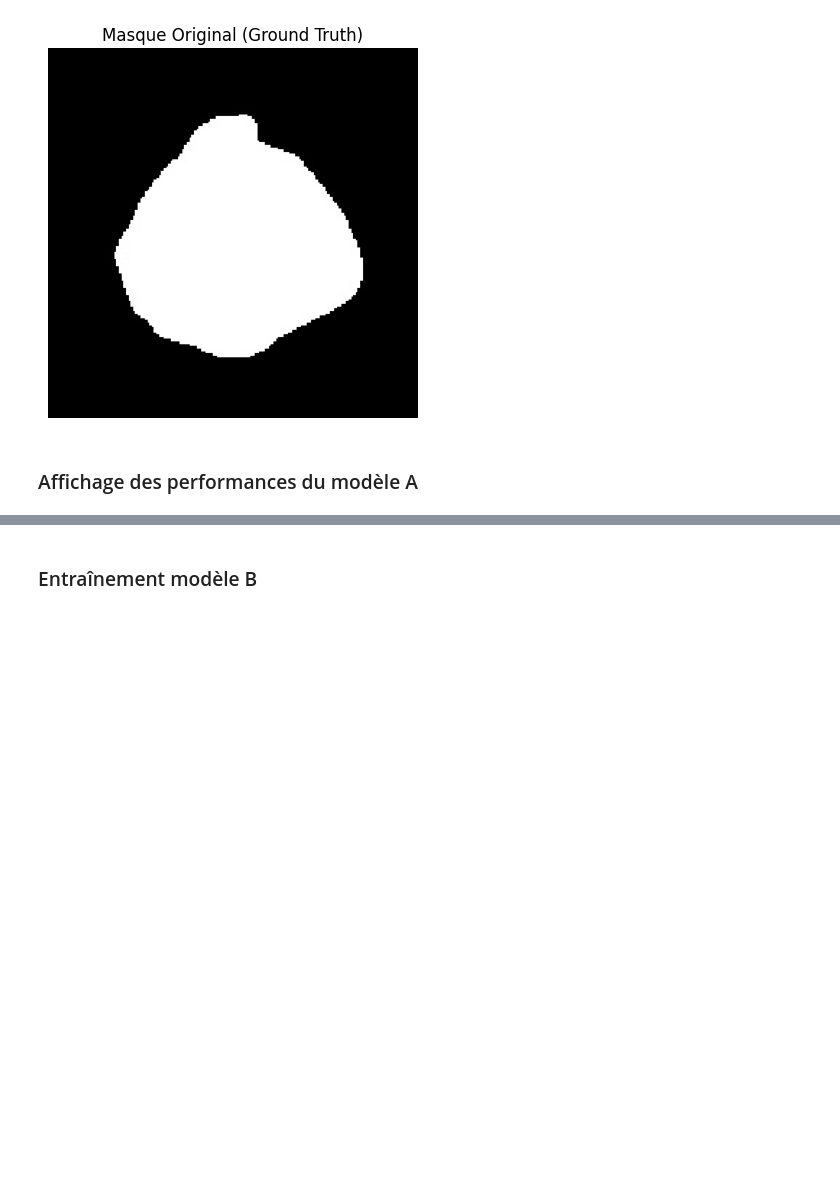
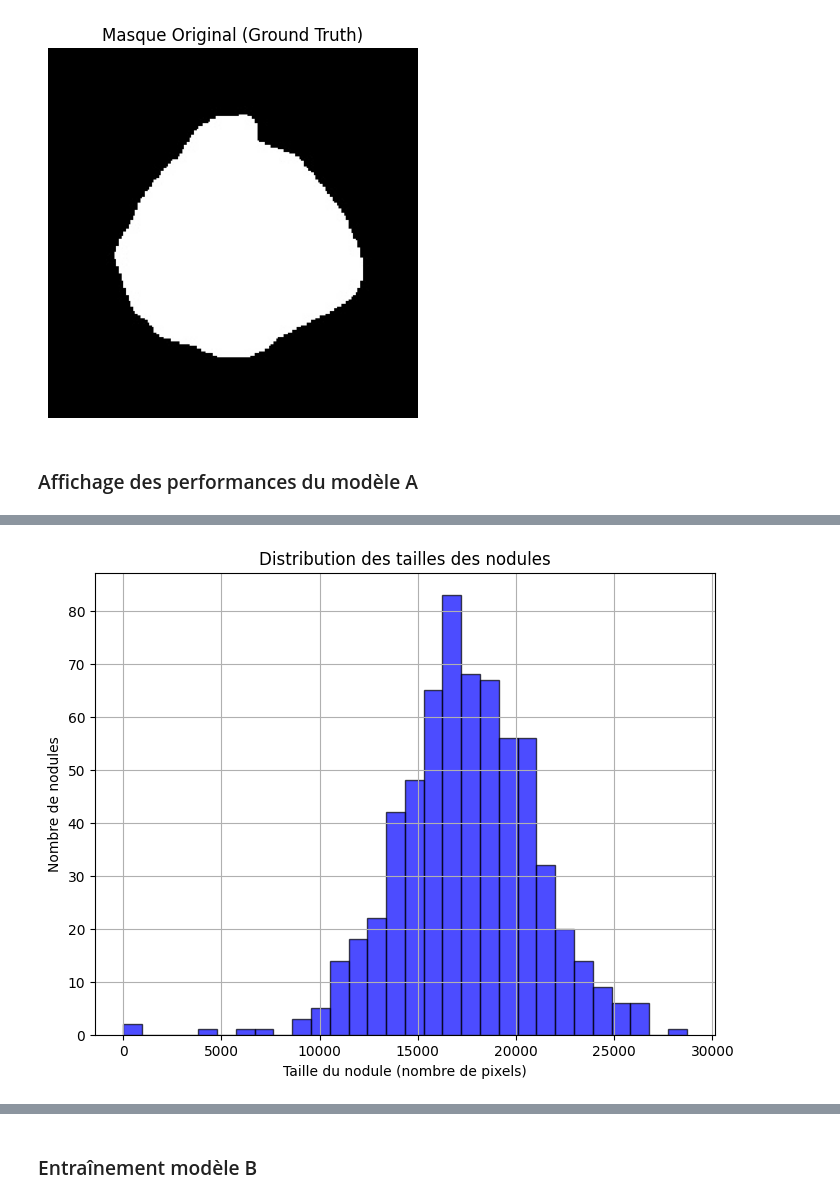
Before and after one commit to Maxcym/segmentation_IA, a Jupyter notebook: notebooks/segmentation_IA.ipynb, the cells around one changed output, grey strips where cells are left out. Saved outputs shown, nothing was run; the diff lists cells and outputs as text; code cells hidden in the pictures; blank space fills up the shorter version.

```diff
--- a/notebooks/segmentation_IA.ipynb
+++ b/notebooks/segmentation_IA.ipynb
@@ -699,6 +827,13 @@ import os
 
 # --- 1. Charger le modèle ---
 def load_model(model_path, device):
+    """
+    Charge un modèle U-Net pré-entraîné pour la segmentation d'images.
+
+    :param model_path: Chemin vers le fichier du modèle sauvegardé.
+    :param device: Périphérique sur lequel charger le modèle (CPU ou GPU).
+    :return: Modèle chargé en mode évaluation.
+    """
     model = smp.Unet(
         encoder_name="resnet50",
         encoder_weights=None,
@@ -714,6 +849,12 @@ def load_model(model_path, device):
 
 # --- 2. Préparer une image pour le test ---
 def preprocess_image(image_path):
+    """
+    Pré-traite une image pour l'inférence du modèle.
+
+    :param image_path: Chemin de l'image d'entrée.
+    :return: Tenseur image pré-traité et image originale en format RGB.
+    """
     image = cv2.imread(image_path)
     image = cv2.cvtColor(image, cv2.COLOR_BGR2RGB)
 
@@ -730,6 +871,14 @@ def preprocess_image(image_path):
 
 # --- 3. Effectuer la prédiction ---
 def predict(model, image_tensor, device):
+    """
+    Effectue une prédiction de segmentation sur une image donnée.
+
+    :param model: Modèle de segmentation.
+    :param image_tensor: Image pré-traitée sous forme de tenseur.
+    :param device: Périphérique sur lequel effectuer l'inférence.
+    :return: Masque de segmentation prédit.
+    """
     image_tensor = image_tensor.to(device)
     with torch.no_grad():
         output = model(image_tensor)
@@ -740,6 +889,14 @@ def predict(model, image_tensor, device):
 
 # --- 4. Superposer le masque sur l'image ---
 def overlay_mask(image, mask, alpha=0.5):
+    """
+    Superpose le masque prédit sur l'image originale.
+
+    :param image: Image originale en format RGB.
+    :param mask: Masque prédit.
+    :param alpha: Coefficient de transparence du masque.
+    :return: Image avec masque superposé.
+    """
     mask = (mask > 0.5).astype(np.uint8)
     mask_colored = np.zeros_like(image)
     mask_colored[:, :, 0] = mask * 255
@@ -749,9 +906,14 @@ def overlay_mask(image, mask, alpha=0.5):
 
 # --- 5. Récupérer le masque de référence ---
 def get_ground_truth_mask(original_image_filename):
+    """
+    Récupère le masque de vérité terrain correspondant à l'image d'origine.
+
+    :param original_image_filename: Nom du fichier image d'origine.
+    :return: Masque de vérité terrain si disponible, sinon None.
+    """
     mask_filename = original_image_filename.replace("cropped.jpg", "mask.jpg")
-    mask_filepath = os.path.join("../data/train/cropped_masks",
-                                 mask_filename)
+    mask_filepath = os.path.join("../data/train_data/cropped_masks", mask_filename)
     if os.path.exists(mask_filepath):
         return cv2.imread(mask_filepath, cv2.IMREAD_GRAYSCALE) / 255.0
     return None
@@ -759,11 +921,25 @@ def get_ground_truth_mask(original_image_filename):
 
 # --- 6. Calcul des métriques ---
 def dice_score(y_true, y_pred):
+    """
+    Calcule le Dice Score entre le masque de vérité terrain et le masque prédit.
+
+    :param y_true: Masque de vérité terrain.
+    :param y_pred: Masque prédit.
+    :return: Dice Score.
+    """
     intersection = np.sum(y_true * y_pred)
     return (2. * intersection) / (np.sum(y_true) + np.sum(y_pred))
 
 
 def iou_score(y_true, y_pred):
+    """
+    Calcule le score d'intersection sur union (IoU) entre le masque de vérité terrain et le masque prédit.
+
+    :param y_true: Masque de vérité terrain.
+    :param y_pred: Masque prédit.
+    :return: IoU Score.
+    """
     intersection = np.sum(y_true * y_pred)
     union = np.sum(y_true) + np.sum(y_pred) - intersection
     return intersection / union if union > 0 else 0
@@ -771,6 +947,14 @@ def iou_score(y_true, y_pred):
 
 # --- 7. Visualisation des résultats ---
 def visualize(original, mask, overlay, ground_truth=None):
+    """
+    Affiche les images et masques pour évaluation visuelle.
+
+    :param original: Image originale.
+    :param mask: Masque prédit.
+    :param overlay: Image avec masque superposé.
+    :param ground_truth: Masque de vérité terrain (optionnel).
+    """
     plt.imshow(original)
     plt.title("Image Originale")
     plt.axis("off")
@@ -795,7 +979,14 @@ def visualize(original, mask, overlay, ground_truth=None):
 
 # --- 8. Analyse des performances en fonction de la taille du nodule ---
 def analyze_performance(image_paths, model, device):
-    sizes = []  # Taille des nodules en pixels
+    """
+    Analyse la performance du modèle en fonction de la taille des nodules segmentés.
+
+    :param image_paths: Liste des chemins des images.
+    :param model: Modèle de segmentation.
+    :param device: Périphérique utilisé pour l'inférence.
+    """
+    sizes = []
     dice_scores = []
     iou_scores = []
 
@@ -805,13 +996,9 @@ def analyze_performance(image_paths, model, device):
         ground_truth_mask = get_ground_truth_mask(os.path.basename(image_path))
 
         if ground_truth_mask is not None:
-            dice = dice_score(ground_truth_mask, predicted_mask)
-            iou = iou_score(ground_truth_mask, predicted_mask)
-            size = np.sum(predicted_mask > 0.5)  # Nombre de pixels segmentés
-
-            sizes.append(size)
-            dice_scores.append(dice)
-            iou_scores.append(iou)
+            dice_scores.append(dice_score(ground_truth_mask, predicted_mask))
+            iou_scores.append(iou_score(ground_truth_mask, predicted_mask))
+            sizes.append(np.sum(predicted_mask > 0.5))
 
     # Calculer les statistiques du Dice Score
     dice_mean = np.mean(dice_scores)
@@ -889,5 +1076,5 @@ if __name__ == "__main__":
     image_folder = "../data/cropped_images"
     image_paths = [os.path.join(image_folder, f) for f in os.listdir(image_folder) if f.endswith("_cropped.jpg")]
 
-    # Analyser la performance du modèle en fonction de la taille des nodules
     analyze_performance(image_paths, model, device)
+# %% [output]
@@ -893,0 +1089 @@ if __name__ == "__main__":
+[figure, added]
```
Also changed, not shown: parts of 10 cells of this notebook, 6 other files.
